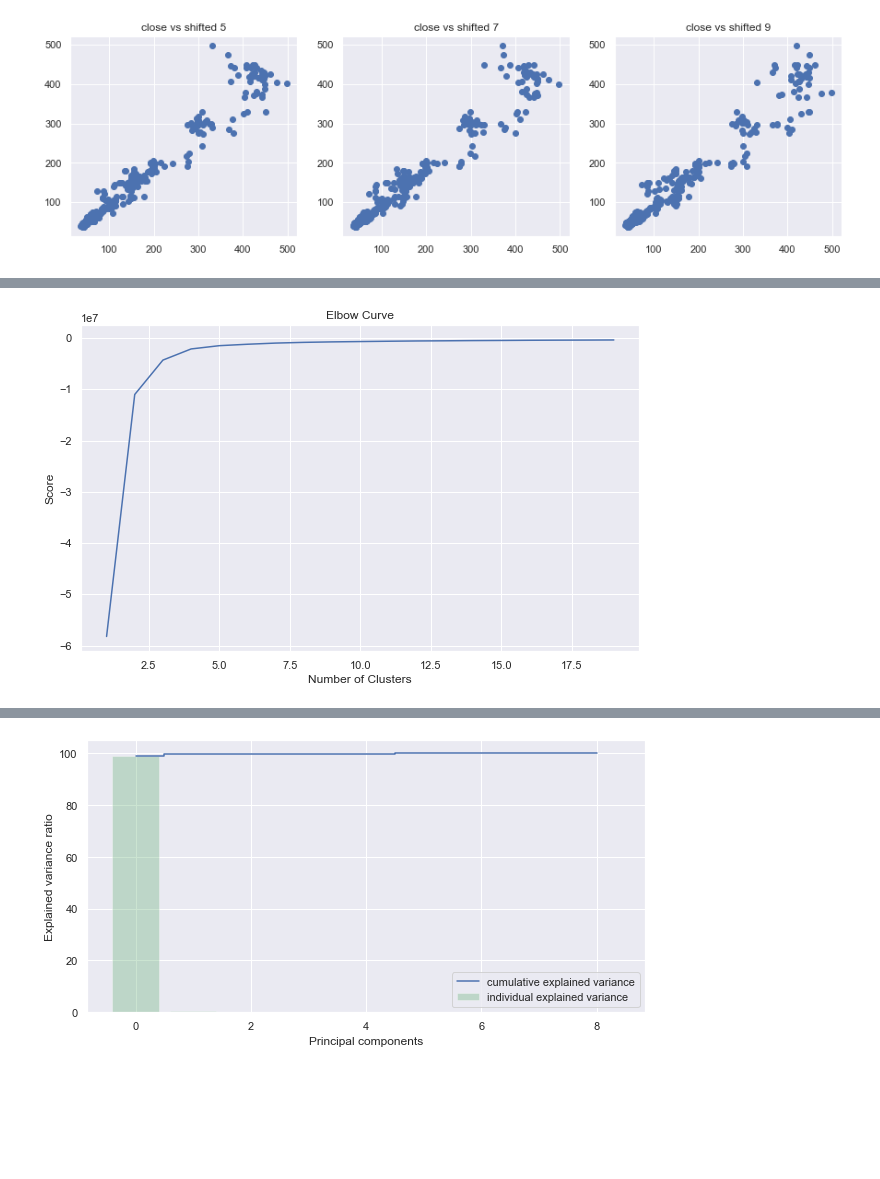
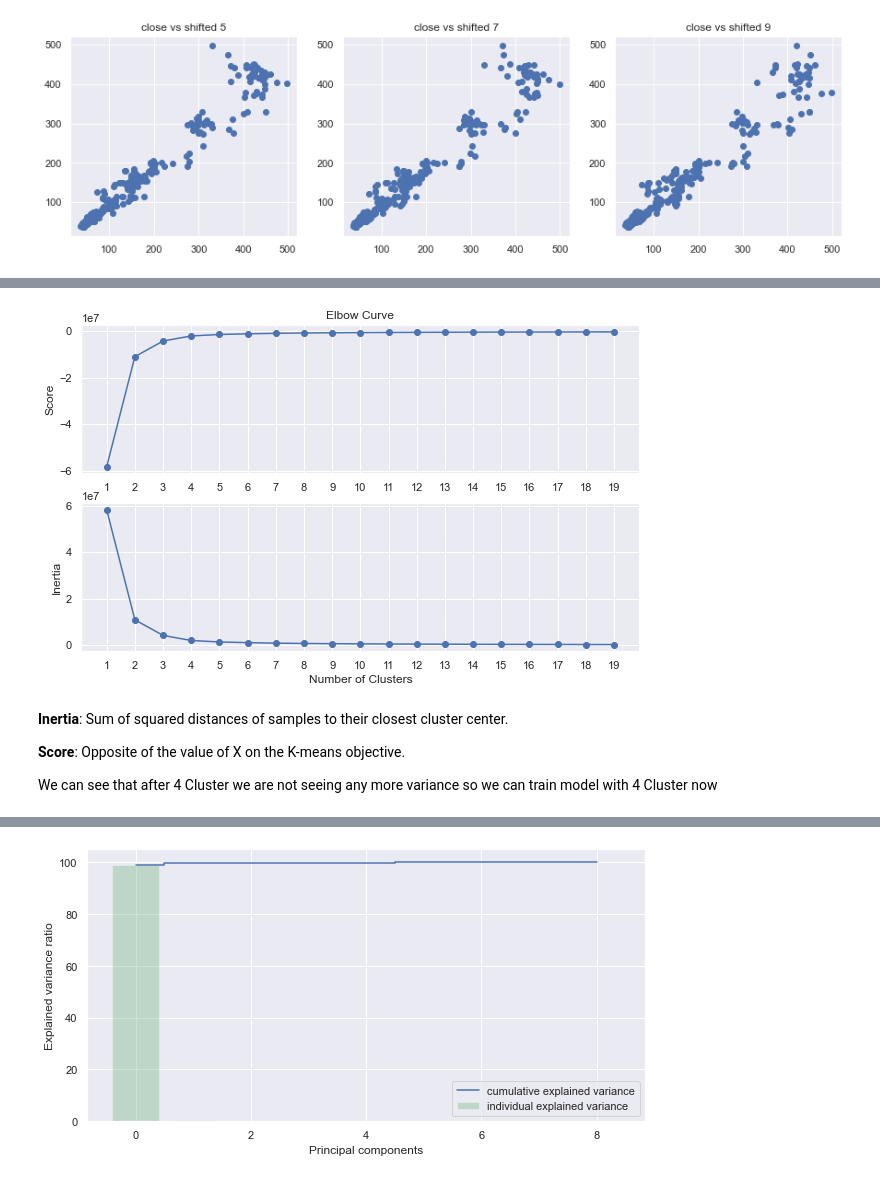
Before and after one commit to OleBo/Stock-Prediction-Models, a Jupyter notebook: misc/outliers.ipynb, the cells around one changed output, grey strips where cells are left out. Saved outputs shown, nothing was run; the diff lists cells and outputs as text; code cells hidden in the pictures; blank space fills up the shorter version.

```diff
--- a/misc/outliers.ipynb
+++ b/misc/outliers.ipynb
@@ -44,7 +188,7 @@ def df_shift(df,lag=0, start=1, skip=1, rejected_columns = []):
         for c in columns:
             dfn[c] = df[k].shift(periods=i)
             i+=skip
-        df = pd.concat([df, dfn], axis=1, join_axes=[df.index])
+        df = pd.concat([df, dfn], axis = 1).reindex(df.index)
     return df
 # %%
 tesla = tesla[['Date','Close']]
@@ -101,0 +270,23 @@ plt.show()
+# %%
+from scipy.stats import chi2
+
+# Distances between center point and
+distances = []
+for i, val in enumerate(crosscorrelated):
+      p1 = val
+      p2 = centerpoint
+      distance = (p1-p2).T.dot(covariance_pm1).dot(p1-p2)
+      distances.append(distance)
+distances = np.array(distances)
+
+# Cutoff (threshold) value from Chi-Sqaure Distribution for detecting outliers
+cutoff = chi2.ppf(0.95, crosscorrelated.shape[1])
+
+# Index of outliers
+outlierIndexes = np.where(distances > cutoff )
+
+print('--- Index of Outliers ----')
+print(outlierIndexes[0])
+
+#print('--- Observations found as outlier -----')
+#print(crosscorrelated[ distances > cutoff , :])
@@ -123,19 +330,32 @@ plt.show()
 # %%
 from sklearn.cluster import KMeans
 
 n_cluster = range(1, 20)
 data = df_crosscorrelated.iloc[:,1:].dropna().values
 kmeans = [KMeans(n_clusters=i).fit(data) for i in n_cluster]
 scores = [kmeans[i].score(data) for i in range(len(kmeans))]
+inertia = [kmeans[i].inertia_ for i in range(len(kmeans))]
 
-fig, ax = plt.subplots(figsize=(10,6))
-ax.plot(n_cluster, scores)
-plt.xlabel('Number of Clusters')
+fig, ax = plt.subplots(sharex="all",figsize=(10,6))
+plt.subplot(2, 1, 1)
+plt.plot(n_cluster, scores,'o-')
 plt.ylabel('Score')
 plt.title('Elbow Curve')
+plt.xticks(n_cluster)
+plt.subplot(2, 1, 2)
+plt.plot(n_cluster, inertia,'o-')
+plt.xlabel('Number of Clusters')
+plt.ylabel('Inertia')
+plt.xticks(n_cluster)
 plt.show()
 # %% [output]
-[figure, old version]
+[figure, new version]
+# %% [markdown]
+**Inertia**: Sum of squared distances of samples to their closest cluster center.
+
+**Score**: Opposite of the value of X on the K-means objective.
+
+We can see that after 4 Cluster we are not seeing any more variance so we can train model with 4 Cluster now
 # %%
 from mpl_toolkits.mplot3d import Axes3D
 
```
Also changed, not shown: parts of 49 cells of this notebook.
